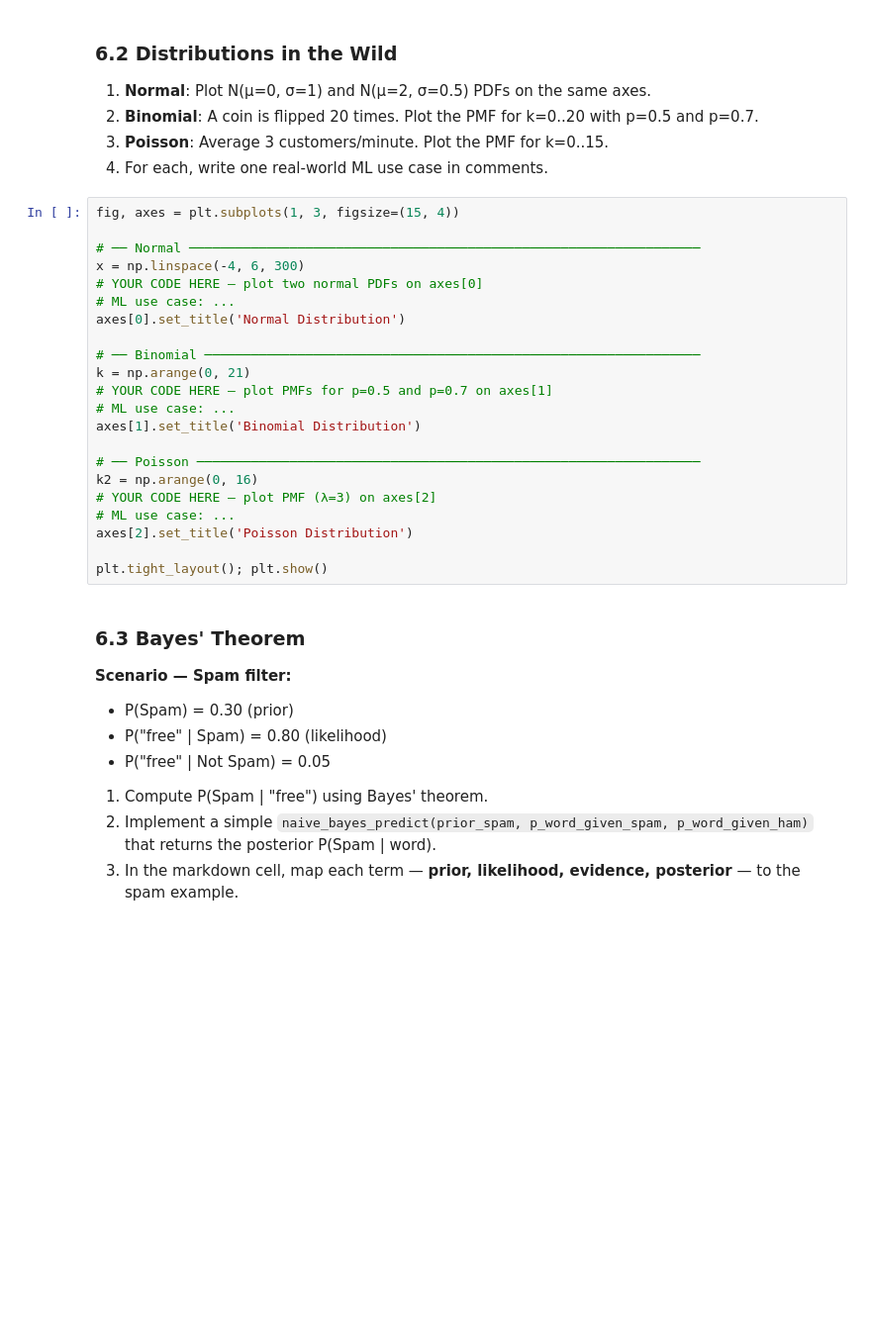
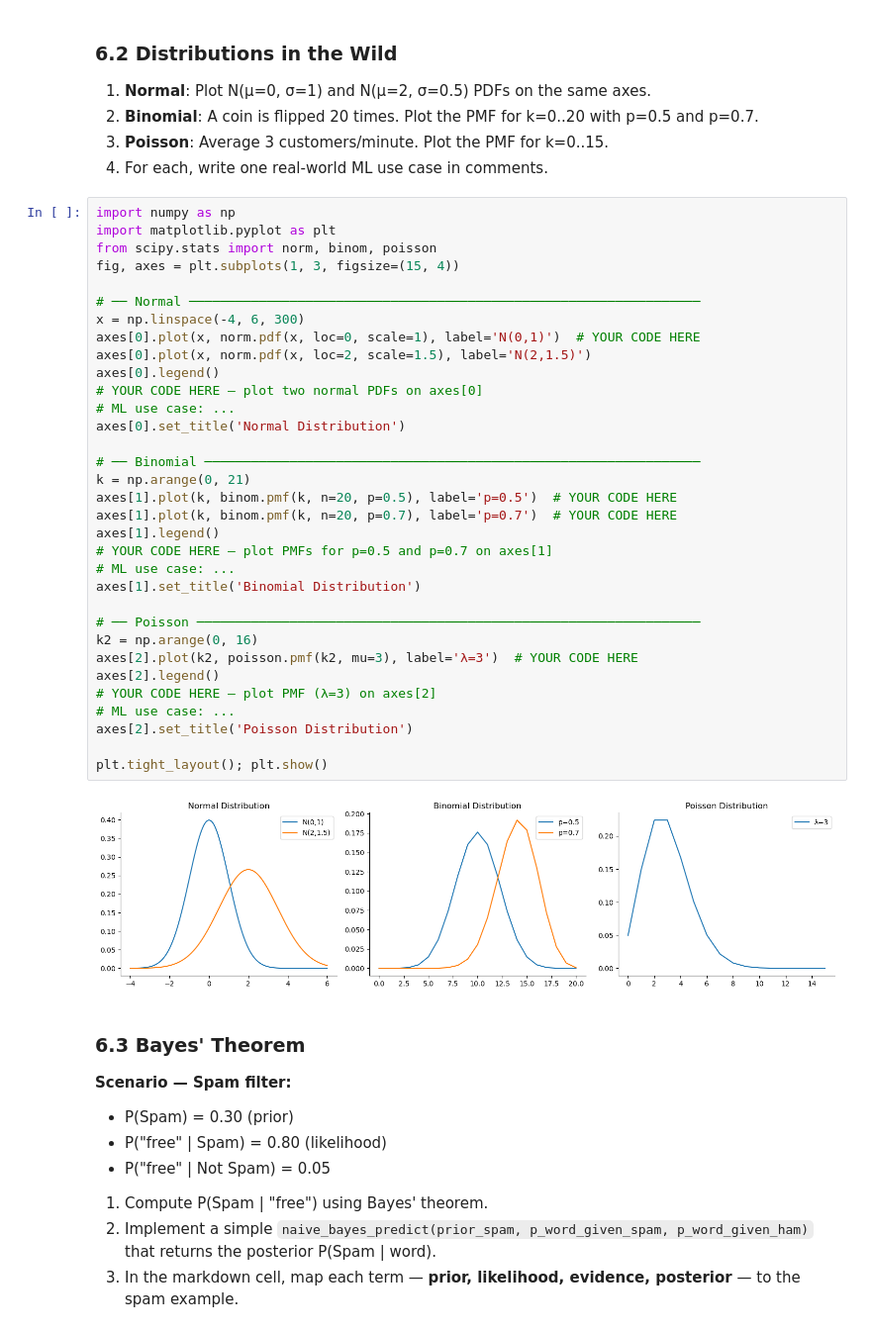
Before and after one commit to Venkateshgoud18/week1_assignment, a Jupyter notebook: week1_assignment.ipynb, the cells around one changed output. Shown at 99% size. Drawn from its saved outputs; the diff is of its cells as text; blank space fills up the shorter version.

```diff
--- a/week1_assignment.ipynb
+++ b/week1_assignment.ipynb
@@ -700,27 +813,40 @@ print(f"Independent? {independent}")
 3. **Poisson**: Average 3 customers/minute. Plot the PMF for k=0..15.
 4. For each, write one real-world ML use case in comments.
 # %%
+import numpy as np
+import matplotlib.pyplot as plt
+from scipy.stats import norm, binom, poisson
 fig, axes = plt.subplots(1, 3, figsize=(15, 4))
 
 # ── Normal ──────────────────────────────────────────────────────────────────
 x = np.linspace(-4, 6, 300)
+axes[0].plot(x, norm.pdf(x, loc=0, scale=1), label='N(0,1)')  # YOUR CODE HERE
+axes[0].plot(x, norm.pdf(x, loc=2, scale=1.5), label='N(2,1.5)')
+axes[0].legend()
 # YOUR CODE HERE — plot two normal PDFs on axes[0]
 # ML use case: ...
 axes[0].set_title('Normal Distribution')
 
 # ── Binomial ────────────────────────────────────────────────────────────────
 k = np.arange(0, 21)
+axes[1].plot(k, binom.pmf(k, n=20, p=0.5), label='p=0.5')  # YOUR CODE HERE
+axes[1].plot(k, binom.pmf(k, n=20, p=0.7), label='p=0.7')  # YOUR CODE HERE
+axes[1].legend()
 # YOUR CODE HERE — plot PMFs for p=0.5 and p=0.7 on axes[1]
 # ML use case: ...
 axes[1].set_title('Binomial Distribution')
 
 # ── Poisson ─────────────────────────────────────────────────────────────────
 k2 = np.arange(0, 16)
+axes[2].plot(k2, poisson.pmf(k2, mu=3), label='λ=3')  # YOUR CODE HERE
+axes[2].legend()
 # YOUR CODE HERE — plot PMF (λ=3) on axes[2]
 # ML use case: ...
 axes[2].set_title('Poisson Distribution')
 
 plt.tight_layout(); plt.show()
+# %% [output]
+[figure, added]
 # %% [markdown]
 ### 6.3 Bayes' Theorem
 
```
Also changed, not shown: parts of 12 cells of this notebook.
